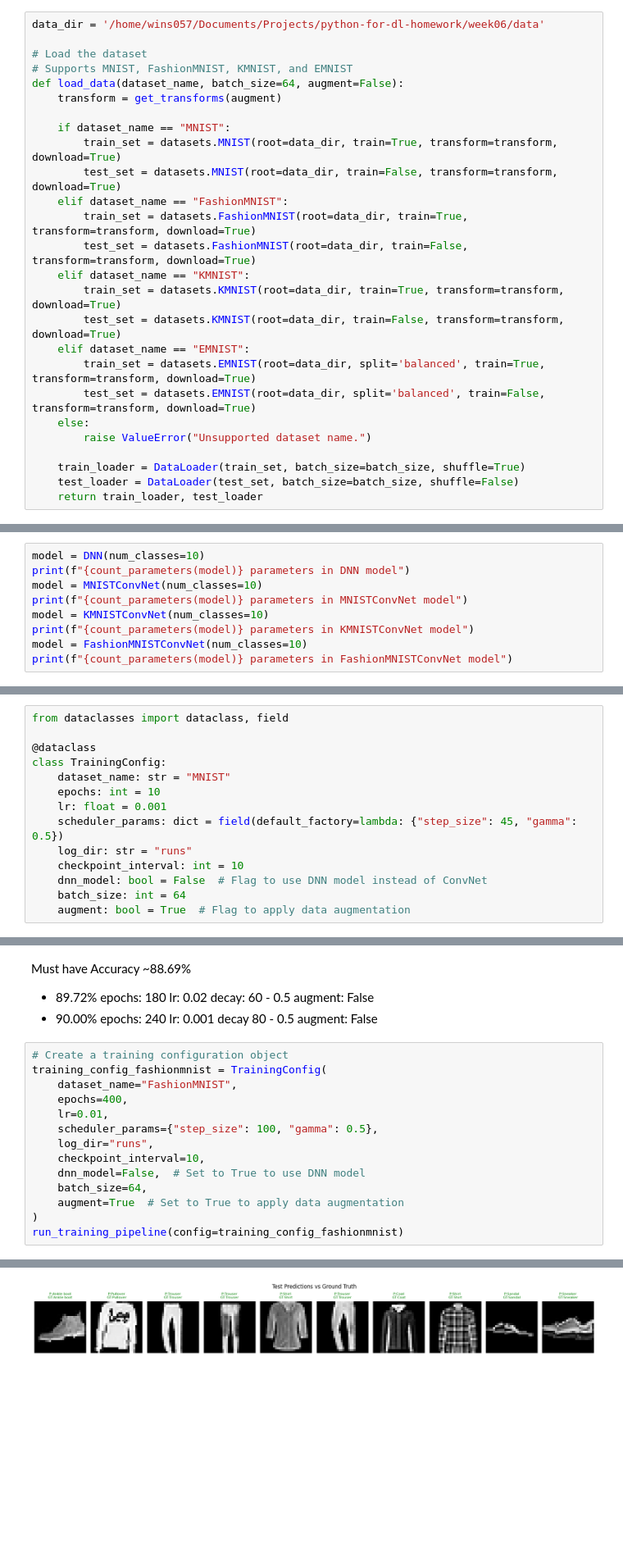
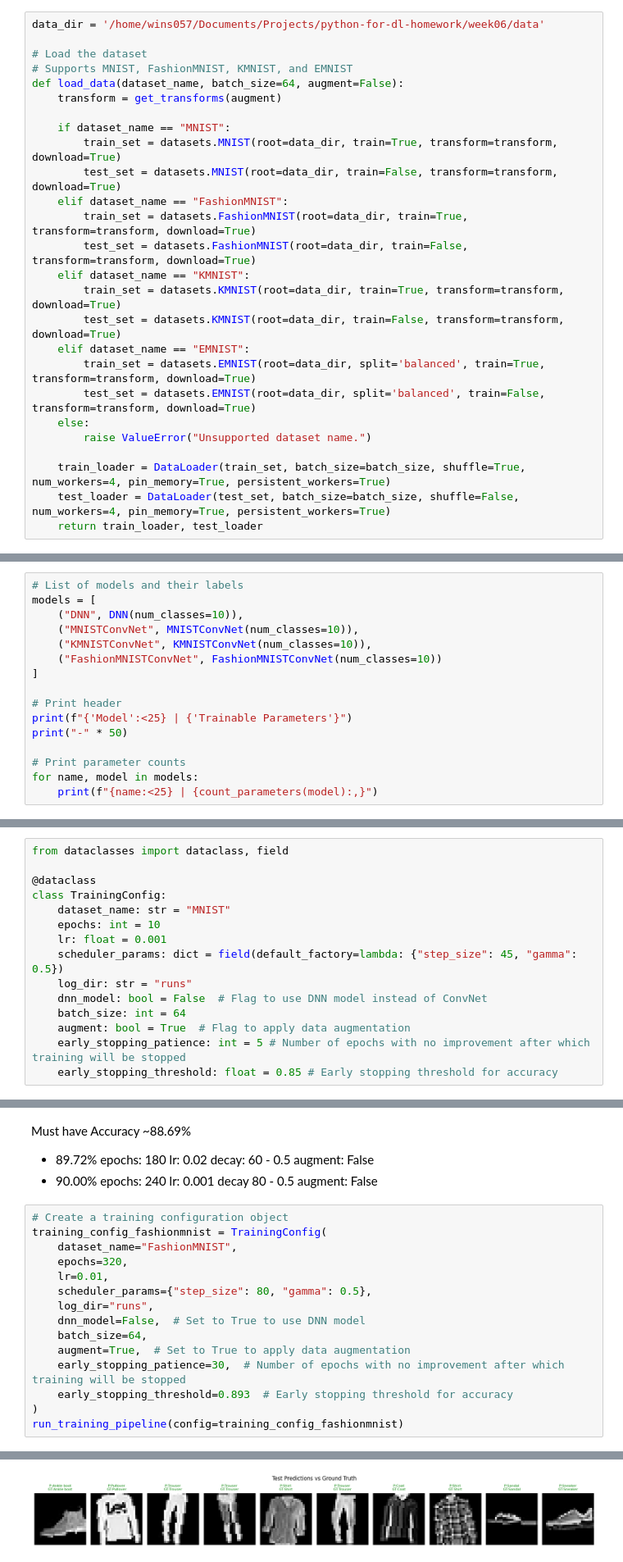
Before and after one commit to anhkhoa706/python-for-dl-homework, a Jupyter notebook: week08/cnn_mnist_fashion_kmnist.ipynb, the cells around one changed output, grey strips where cells are left out. Shown at 82% size. Drawn from its saved outputs; the diff is of its cells as text; blank space fills up the shorter version.

Commit message:
Repalce save interval model with early stopping, set up num_workers for faster training.

```diff
--- a/week08/cnn_mnist_fashion_kmnist.ipynb
+++ b/week08/cnn_mnist_fashion_kmnist.ipynb
@@ -218,8 +215,8 @@ def load_data(dataset_name, batch_size=64, augment=False):
     else:
         raise ValueError("Unsupported dataset name.")
 
-    train_loader = DataLoader(train_set, batch_size=batch_size, shuffle=True)
-    test_loader = DataLoader(test_set, batch_size=batch_size, shuffle=False)
+    train_loader = DataLoader(train_set, batch_size=batch_size, shuffle=True, num_workers=4, pin_memory=True, persistent_workers=True)
+    test_loader = DataLoader(test_set, batch_size=batch_size, shuffle=False, num_workers=4, pin_memory=True, persistent_workers=True)
     return train_loader, test_loader
 # %% [markdown]
 ### Parameters Count
@@ -236,9 +222,0 @@ def count_parameters(model):
-# %%
-model = DNN(num_classes=10)
-print(f"{count_parameters(model)} parameters in DNN model")
-model = MNISTConvNet(num_classes=10)
-print(f"{count_parameters(model)} parameters in MNISTConvNet model")
-model = KMNISTConvNet(num_classes=10)
-print(f"{count_parameters(model)} parameters in KMNISTConvNet model")
-model = FashionMNISTConvNet(num_classes=10)
-print(f"{count_parameters(model)} parameters in FashionMNISTConvNet model")
@@ -249,0 +235,16 @@ print(f"{count_parameters(model)} parameters in FashionMNISTConvNet model")
+# %%
+# List of models and their labels
+models = [
+    ("DNN", DNN(num_classes=10)),
+    ("MNISTConvNet", MNISTConvNet(num_classes=10)),
+    ("KMNISTConvNet", KMNISTConvNet(num_classes=10)),
+    ("FashionMNISTConvNet", FashionMNISTConvNet(num_classes=10))
+]
+
+# Print header
+print(f"{'Model':<25} | {'Trainable Parameters'}")
+print("-" * 50)
+
+# Print parameter counts
+for name, model in models:
+    print(f"{name:<25} | {count_parameters(model):,}")
@@ -335,10 +343,11 @@ class TrainingConfig:
     lr: float = 0.001
     scheduler_params: dict = field(default_factory=lambda: {"step_size": 45, "gamma": 0.5})
     log_dir: str = "runs"
-    checkpoint_interval: int = 10
     dnn_model: bool = False  # Flag to use DNN model instead of ConvNet
     batch_size: int = 64
     augment: bool = True  # Flag to apply data augmentation
+    early_stopping_patience: int = 5 # Number of epochs with no improvement after which training will be stopped
+    early_stopping_threshold: float = 0.85 # Early stopping threshold for accuracy
 # %%
 def train_model(model, train_loader, test_loader, config: TrainingConfig):
     """
@@ -634,14 +643,15 @@ Must have Accuracy ~88.69%
 # Create a training configuration object
 training_config_fashionmnist = TrainingConfig(
     dataset_name="FashionMNIST",
-    epochs=400,
+    epochs=320,
     lr=0.01,
-    scheduler_params={"step_size": 100, "gamma": 0.5},
+    scheduler_params={"step_size": 80, "gamma": 0.5},
     log_dir="runs",
-    checkpoint_interval=10,
     dnn_model=False,  # Set to True to use DNN model
     batch_size=64,
-    augment=True  # Set to True to apply data augmentation
+    augment=True,  # Set to True to apply data augmentation
+    early_stopping_patience=30,  # Number of epochs with no improvement after which training will be stopped
+    early_stopping_threshold=0.893  # Early stopping threshold for accuracy
 )
 run_training_pipeline(config=training_config_fashionmnist)
 # %% [output]
@@ -665,4 +675,4 @@ batch_size: 64
-[figure, old version]
+[figure, new version]
 # %% [markdown]
 ### Tensorboard
 # %%
```
Also changed, not shown: parts of 12 cells of this notebook.
